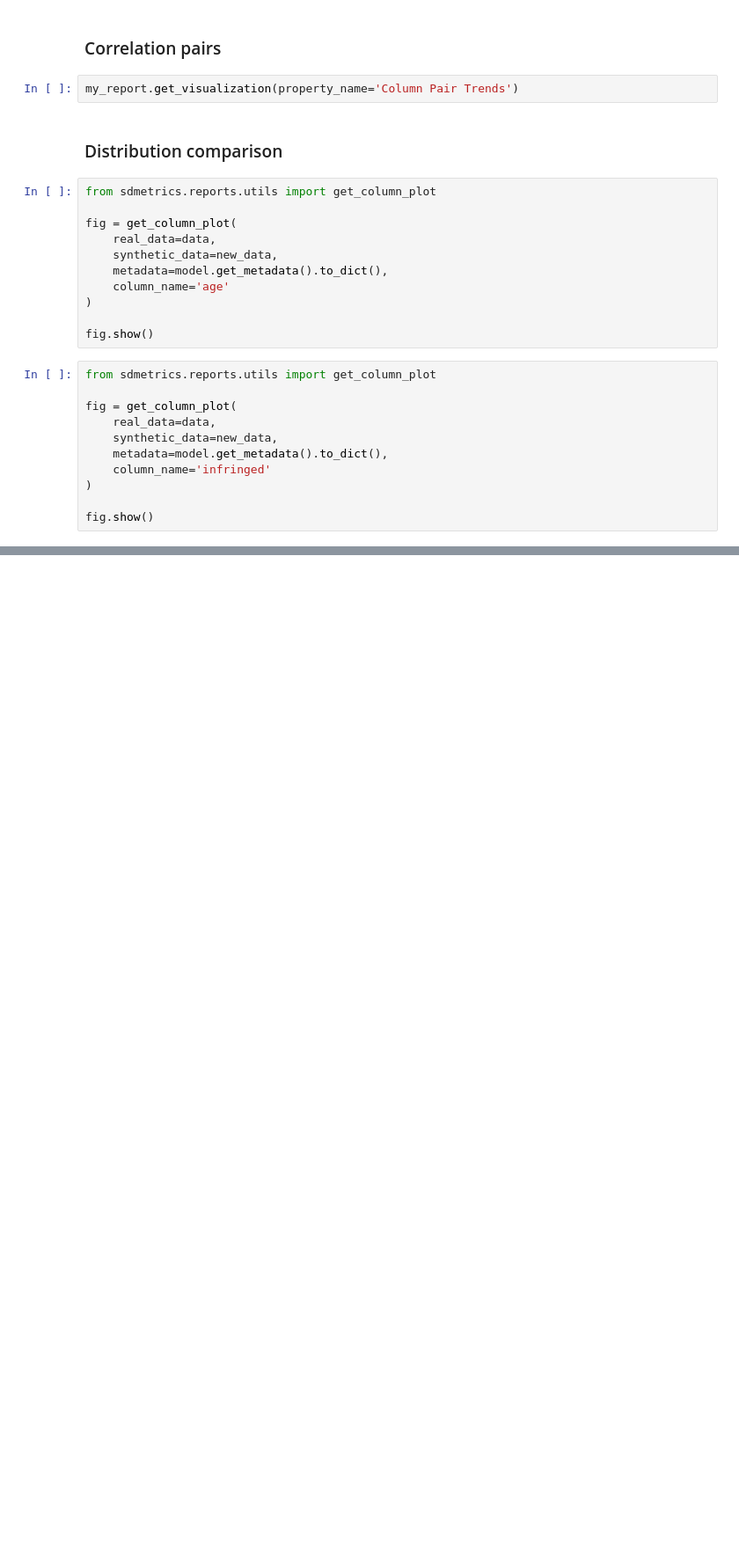
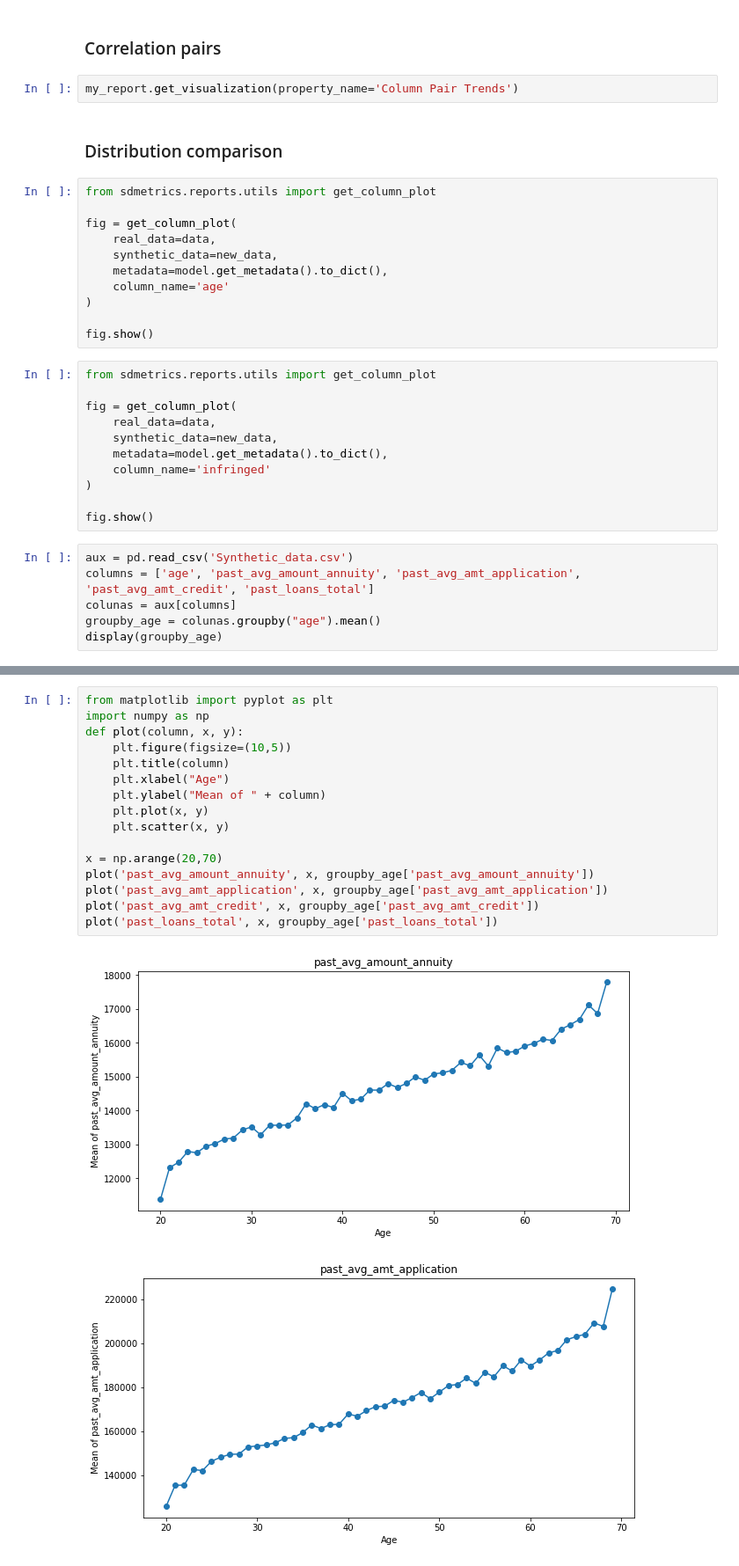
Before and after one commit to patii01/SP-Project, a Jupyter notebook: Assignment 2/synthetic_data.ipynb, the cells around one changed output, grey strips where cells are left out. Shown: that part at 88% size. Saved outputs shown, nothing was run; the diff lists cells and outputs as text; blank space fills up the shorter version.

```diff
--- a/Assignment 2/synthetic_data.ipynb
+++ b/Assignment 2/synthetic_data.ipynb
@@ -128,3 +128,9 @@ fig = get_column_plot(
 )
 
 fig.show()
+# %%
+aux = pd.read_csv('Synthetic_data.csv')
+columns = ['age', 'past_avg_amount_annuity', 'past_avg_amt_application', 'past_avg_amt_credit', 'past_loans_total']
+colunas = aux[columns]
+groupby_age = colunas.groupby("age").mean()
+display(groupby_age)
@@ -130,0 +156,19 @@ fig.show()
+# %%
+from matplotlib import pyplot as plt
+import numpy as np
+def plot(column, x, y):
+    plt.figure(figsize=(10,5))
+    plt.title(column)
+    plt.xlabel("Age")
+    plt.ylabel("Mean of " + column)
+    plt.plot(x, y)
+    plt.scatter(x, y)
+
+x = np.arange(20,70)
+plot('past_avg_amount_annuity', x, groupby_age['past_avg_amount_annuity'])
+plot('past_avg_amt_application', x, groupby_age['past_avg_amt_application'])
+plot('past_avg_amt_credit', x, groupby_age['past_avg_amt_credit'])
+plot('past_loans_total', x, groupby_age['past_loans_total'])
+# %% [output]
+[figure, added]
+[figure, added]
```
Also changed, not shown: parts of 9 cells of this notebook, 25 other files.
